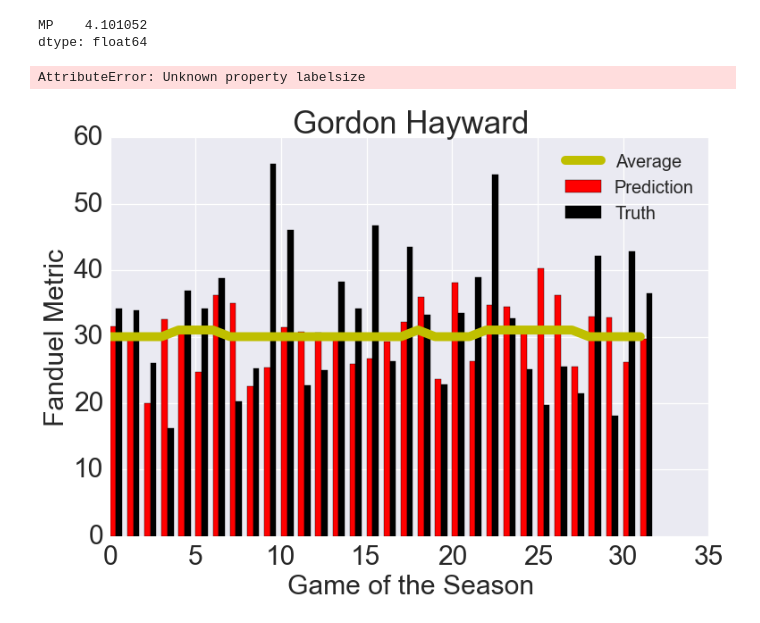
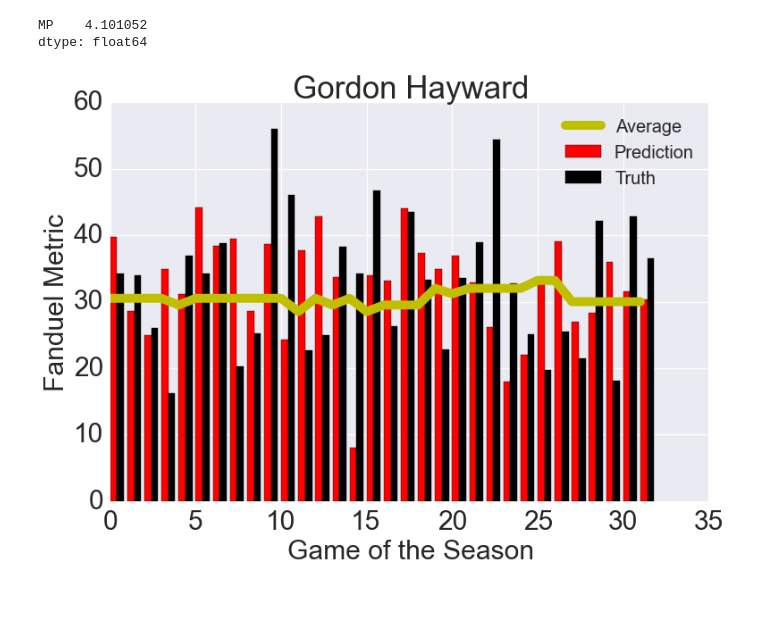
Before and after one commit to wongmi22/Insight, a Jupyter notebook: app/templates/Week3Demo2.ipynb, the cells around one changed output. Saved outputs shown, nothing was run; the diff lists cells and outputs as text; code cells hidden in the pictures.

```diff
--- a/app/templates/Week3Demo2.ipynb
+++ b/app/templates/Week3Demo2.ipynb
@@ -47,6 +47,9 @@ def get_trend(fan_pre,fan_avg,fan_tru):
 f_pre = []
 f_avg = []
 f_tru = []
+pts_pre =[]
+pts_avg =[]
+pts_tru =[]
 for Rki in df_Rk.Rk:
     Rk = str(Rki)
     cmd_target_2015 = 'SELECT PTS,3P,TRB,AST,STL,BLK,TOV FROM NBA_player_data WHERE Player_Name IN (\'' + player + '\') AND Year IN (\'2015\') AND Rk < '+Rk+' ;'
@@ -134,6 +137,9 @@ for Rki in df_Rk.Rk:
     f_pre.append(fanduel_pre)
     f_avg.append(fanduel_avg)
     f_tru.append(fanduel_tru)
+    pts_pre.append(float(pPTS))
+    pts_avg.append(float(average_stats[0]))
+    pts_tru.append(true_stats[0])
 # %%
 score =[]
 for i,f in enumerate(f_pre):
@@ -194,22 +202,23 @@ sns.set_style('darkgrid')
 # %%
 plt.rcParams['figure.figsize'] = 12, 8
 fig, ax = plt.subplots()
-ind = np.arange(len(f_pre[30:62]))
-width = 0.35
-rects1 = ax.bar(ind, f_pre[30:62], width, color='r',label='Prediction')
+ind = np.arange(len(f_pre[0:32]))
+width = 0.4
+rects1 = ax.bar(ind, f_pre[0:32], width, color='r',label='Prediction')
 
 rects2 = ax.bar(ind+width, f_tru[30:62], width, color='k',label ='Truth')
+#rects1 = ax.plot(ind, Pre_diff[30:62],  color='r',label='Prediction')
+#rects2 = ax.plot(ind, Tru_diff[30:62],  color='k',label ='Truth')
 
-rects3 = ax.plot(f_avg[30:62],color='y',linewidth=10,label='Average')
+rects3 = ax.plot(f_avg[0:32],color='y',linewidth=10,label='Average')
 
 ax.legend(loc='upper right',prop={'size':20})
 plt.xlabel('Game of the Season',fontsize=30)
 plt.ylabel('Fanduel Metric',fontsize=30)
 plt.title('Gordon Hayward',fontsize=35)
-plt.xticks('xtick', labelsize=30)
-plt.yticks('ytick', labelsize=30)
+plt.xticks( fontsize = 30)
+plt.yticks(fontsize=30)
 plt.ylim((0,60))
 plt.savefig('GH.png')
 # %% [output]
-AttributeError: Unknown property labelsize
-[figure, old version]
+[figure, new version]
```
Also changed, not shown: parts of 3 cells of this notebook, 6 other files.
